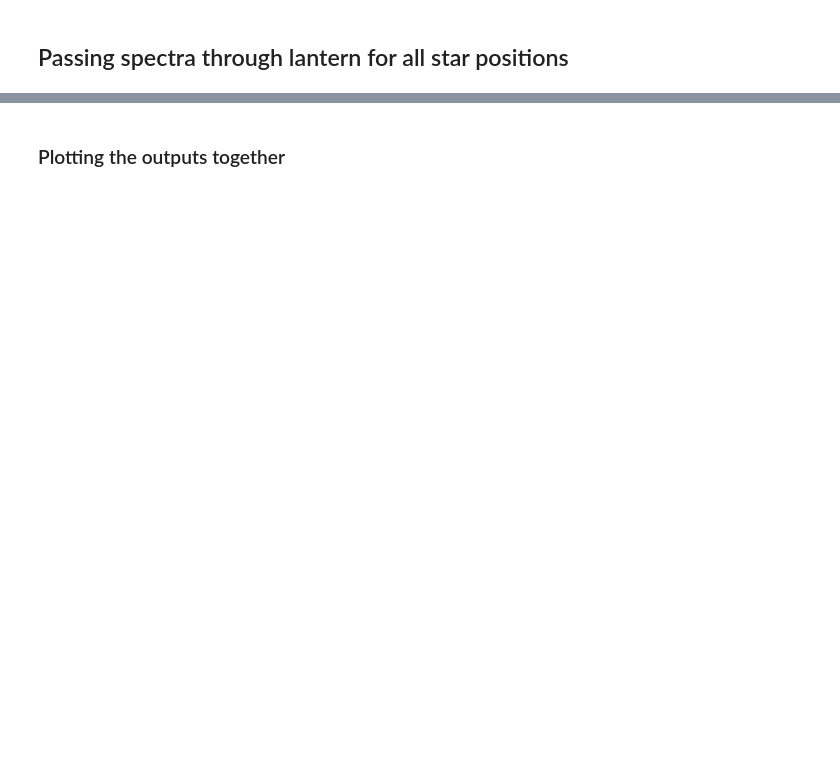
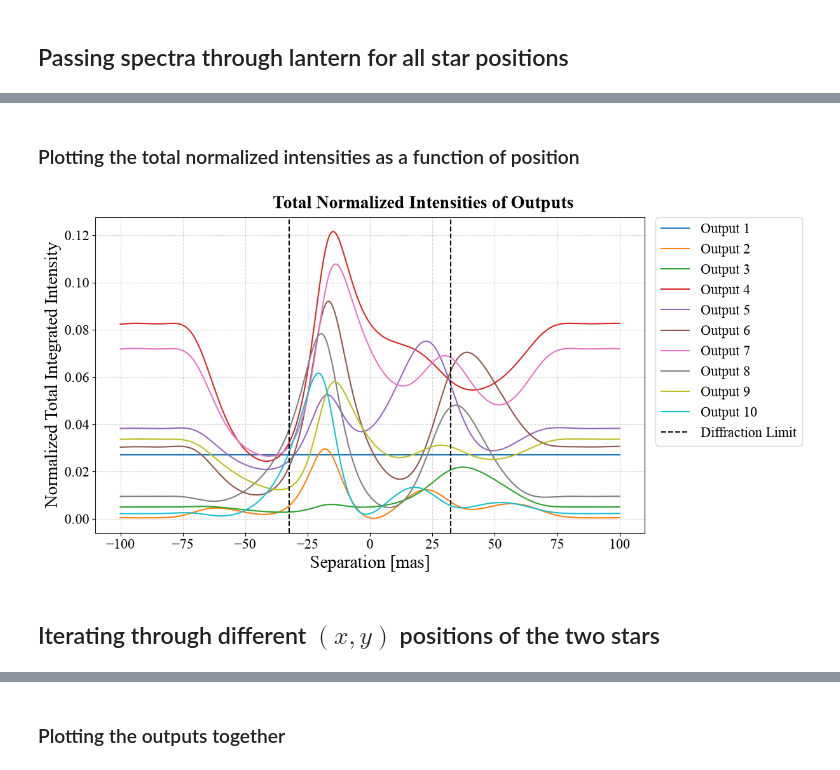
Before and after one commit to saividyud/Second-Year-Project, a Jupyter notebook: binaries.ipynb, the cells around one changed output, grey strips where cells are left out. Drawn from its saved outputs; the diff is of its cells as text; code cells hidden in the pictures; blank space fills up the shorter version.

```diff
--- a/binaries.ipynb
+++ b/binaries.ipynb
@@ -57,7 +58,8 @@ n_clad = 1.444 - 5.5e-3
 r_core = 10e-6 # [m]
 
 # Reference wavelength of light
-ref_wavelength = 1.55e-6 # [m]
+ref_wavelength = 1282.8e-9 # [m]
+# ref_wavelength = 1.55e-6 # [m]
 
 print(f'n_core: {n_core}')
 print(f'n_clad: {n_clad}')
@@ -77,6 +79,9 @@ otf = OTF.from_fiber_params(
 )
 print(otf)
 
+# Defining number of outputs of photonic lantern
+n_outputs = 10
+
 # Computing OTF
 otf.compute()
 
@@ -87,7 +92,7 @@ from PLsim.system.lantern import generate_unitary_matrix
 n_spec = 100
 
 # Initializing matrix (complex)
-matrix = generate_unitary_matrix(6)[np.newaxis, :, :].repeat(n_spec, axis=0)
+matrix = generate_unitary_matrix(n_outputs)[np.newaxis, :, :].repeat(n_spec, axis=0)
 print(matrix.shape)
 
 # Initializing device with the unitary matrix
@@ -124,7 +129,7 @@ Device initialized with:
 ### First, defining distances and finding projected separations
 # %%
 # Distance to CoM
-d = 10 # [pc]
+d = 100 # [pc]
 
 # Semimajor axis range
 a_min = 1 # [AU]
@@ -132,4 +137,6 @@ a_max = 100 # [AU]
 a_range = np.linspace(a_min, a_max, 100)
 
 # Projected separations
-theta_range = a_range / d * 1e3 # [mas]
+# theta_range = a_range / d * 1e3 # [mas]
+theta_range = np.linspace(-100, 100, 1000) # [mas]
+print(theta_range[0], theta_range[-1])
@@ -422,0 +478,27 @@ print(combined_total_intensities.shape)
+# %% [markdown]
+### Plotting the total normalized intensities as a function of position
+# %%
+fig = plt.figure(figsize=(12, 6))
+fig.set_constrained_layout(True)
+ax = fig.add_subplot()
+
+fig.suptitle('Total Normalized Intensities of Outputs')
+
+for i in range(n_outputs):
+    ax.plot(theta_range, combined_total_normalized_intensities[:, i], label=f'Output {i+1}')
+
+ax.set_xlabel('Separation [mas]')
+ax.set_ylabel('Normalized Total Integrated Intensity')
+
+ax.axvline(diff_limit, color='k', linestyle='--', label='Diffraction Limit')
+ax.axvline(-diff_limit, color='k', linestyle='--')
+
+ax.grid(True, linestyle='--', alpha=0.5)
+
+ax.legend(bbox_to_anchor=(1.02, 1), loc='upper left', borderaxespad=0.)
+
+plt.show()
+# %% [output]
+[figure, added]
+# %% [markdown]
+## Iterating through different $(x, y)$ positions of the two stars
```
Also changed, not shown: parts of 23 cells of this notebook, 4 other files.
